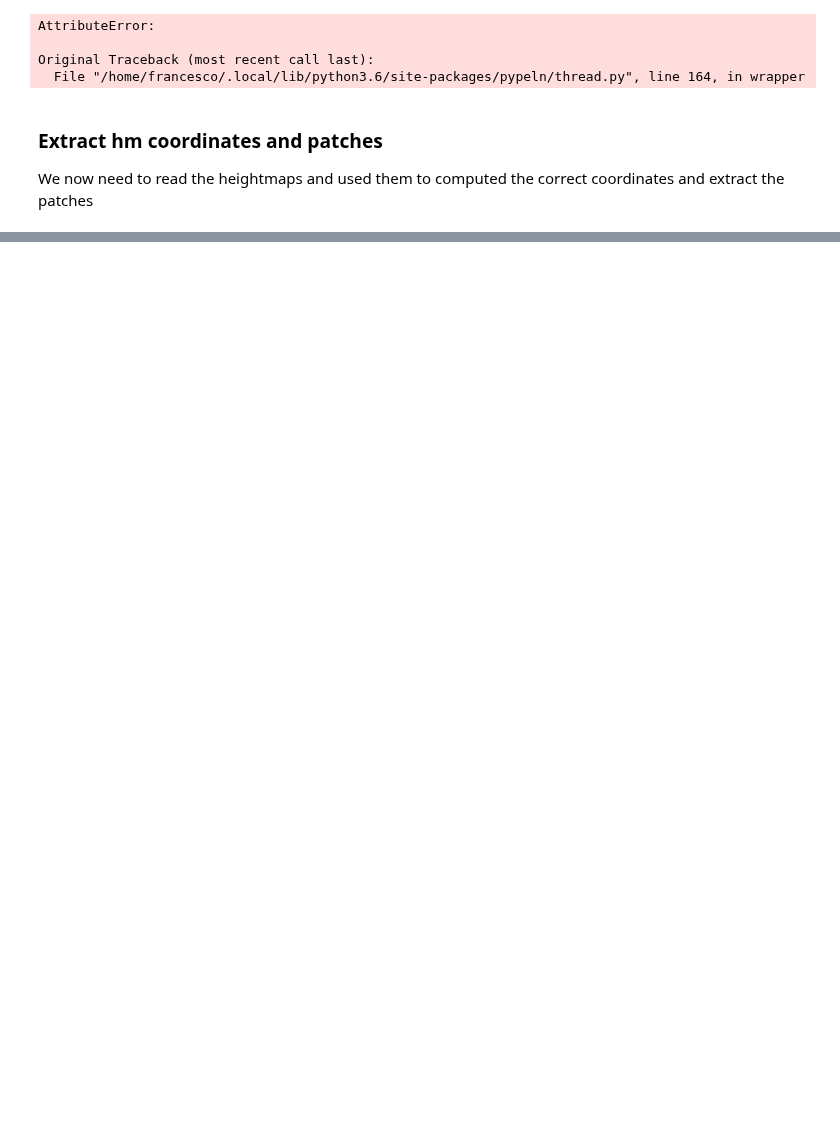
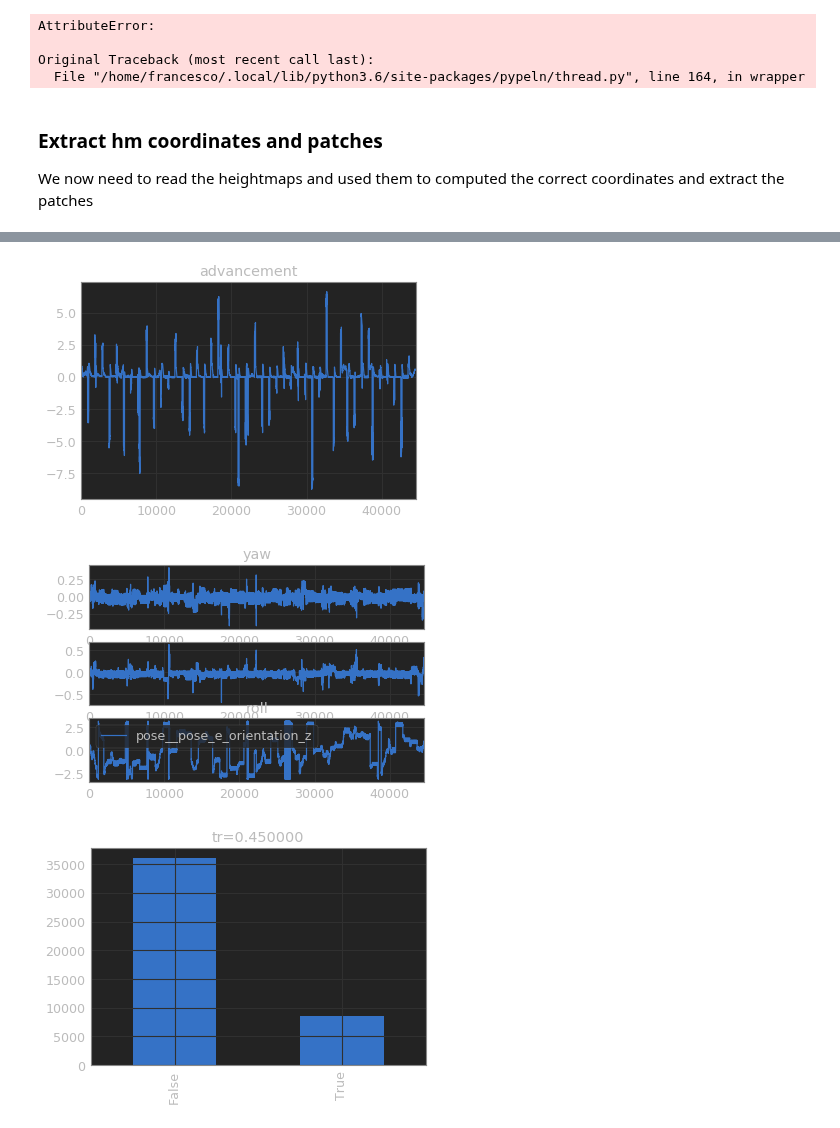
Before and after one commit to FrancescoSaverioZuppichini/Master-Thesis, a Jupyter notebook: core/postprocessing_temp.ipynb, the cells around one changed output, grey strips where cells are left out. Saved outputs shown, nothing was run; the diff lists cells and outputs as text; code cells hidden in the pictures; blank space fills up the shorter version.

```diff
--- a/core/postprocessing_temp.ipynb
+++ b/core/postprocessing_temp.ipynb
@@ -583,0 +638,8 @@ res = pip(meta['filename'])
+# %%
+total = total.reset_index()
+# %%
+DataFrameVisualization(AddAdvancement(150)(total))(0.45)
+# %% [output]
+[figure, added]
+[figure, added]
+[figure, added]
```
Also changed, not shown: parts of 20 cells of this notebook, 6 other files.
